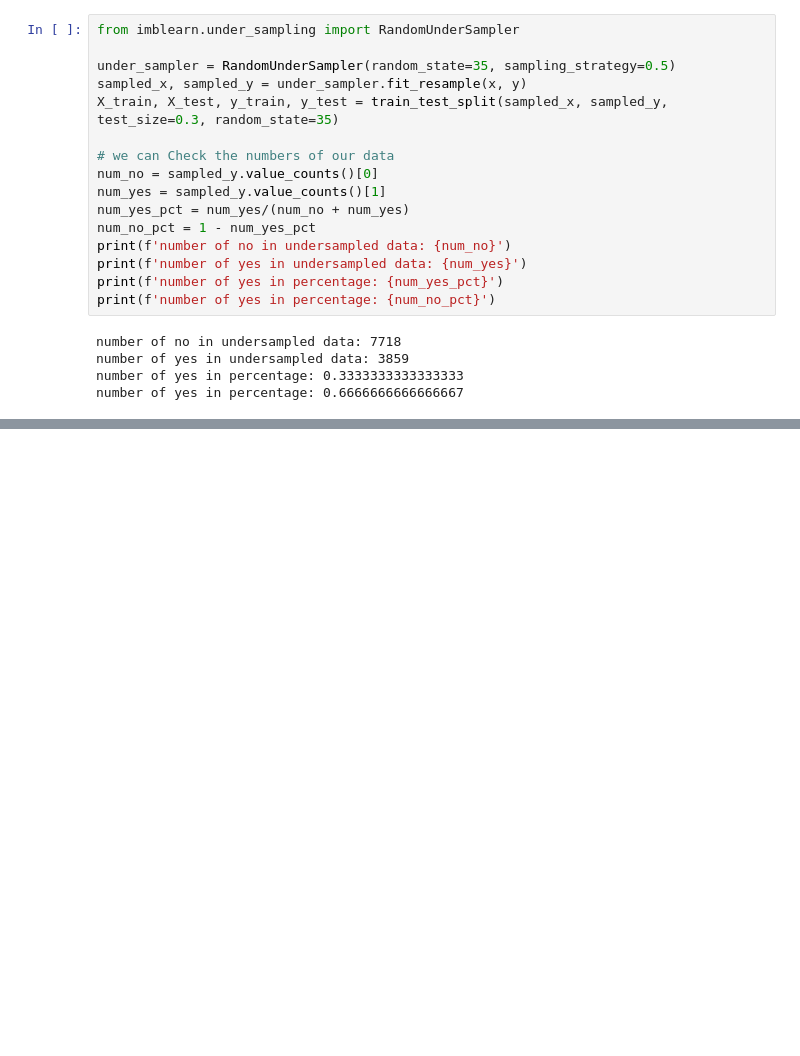
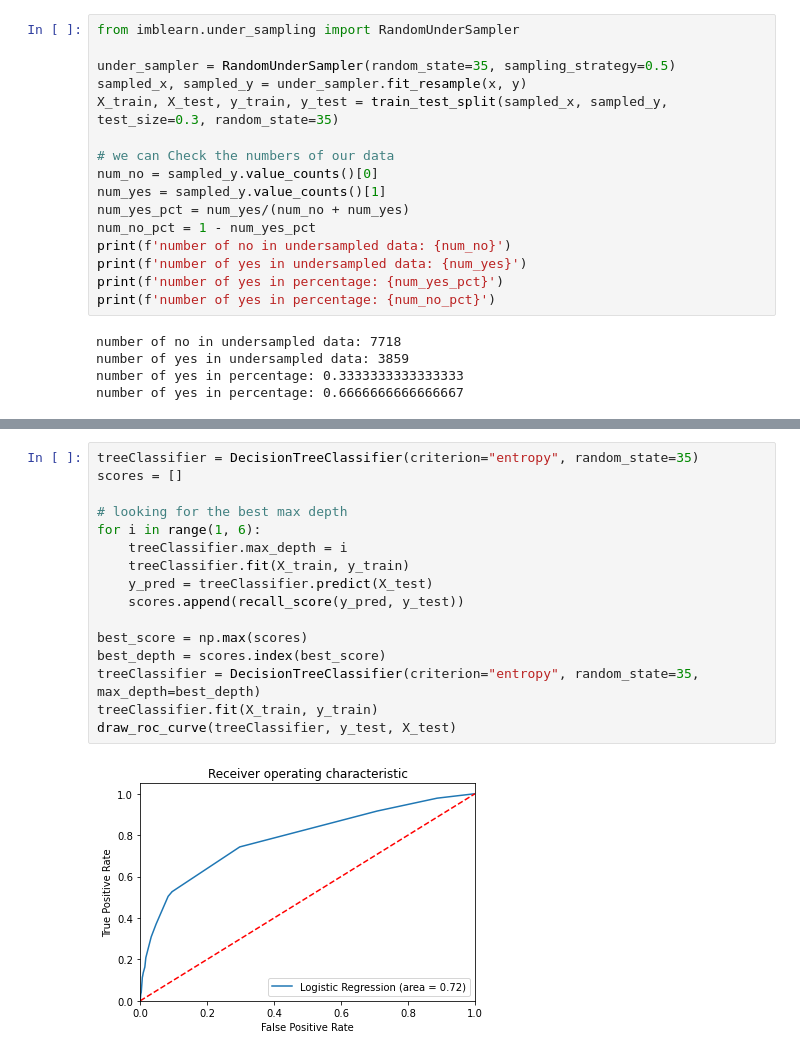
Before and after one commit to Cheeseburgerfly/AIAssignment, a Jupyter notebook: logreg.ipynb, the cells around one changed output, grey strips where cells are left out. Cells and saved outputs as stored; diff of their text form; blank space fills up the shorter version.

```diff
--- a/logreg.ipynb
+++ b/logreg.ipynb
@@ -159,2 +178,20 @@ number of yes in percentage: 0.6666666666666667
+# %%
+treeClassifier = DecisionTreeClassifier(criterion="entropy", random_state=35)
+scores = []
+
+# looking for the best max depth
+for i in range(1, 6):
+    treeClassifier.max_depth = i
+    treeClassifier.fit(X_train, y_train)
+    y_pred = treeClassifier.predict(X_test)
+    scores.append(recall_score(y_pred, y_test))
+
+best_score = np.max(scores)
+best_depth = scores.index(best_score)
+treeClassifier = DecisionTreeClassifier(criterion="entropy", random_state=35, max_depth=best_depth)
+treeClassifier.fit(X_train, y_train)
+draw_roc_curve(treeClassifier, y_test, X_test)
+# %% [output]
+[figure, added]
 # %%
 log_reg = LogisticRegression()
```
Also changed, not shown: parts of 14 cells of this notebook.
